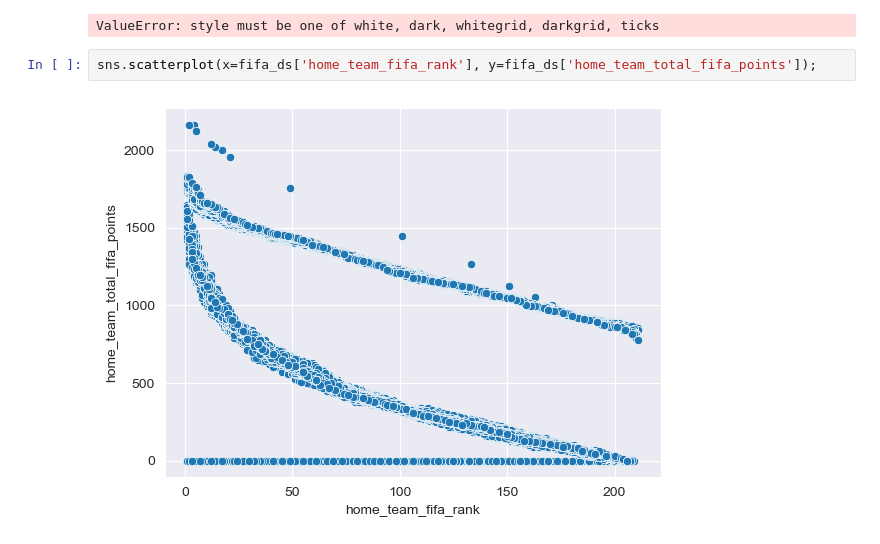
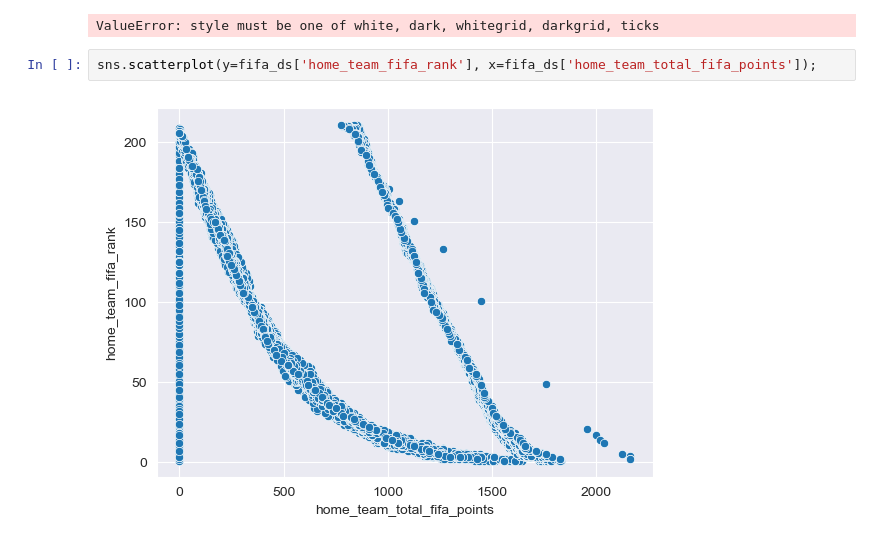
Before and after one commit to ZacharyHurt89/DataDivers_Group_Repo, a Jupyter notebook: Work_in_progress_GV/Fifa_worldcup.ipynb, the cells around one changed output. Cells and saved outputs as stored; diff of their text form.

Commit message:
Testing more scatterplots to better understand if goalkeeper score can be an indicator of winning team victories

```diff
--- a/Work_in_progress_GV/Fifa_worldcup.ipynb
+++ b/Work_in_progress_GV/Fifa_worldcup.ipynb
@@ -316,6 +316,6 @@ sns.scatterplot(a=fifa_ds['away_team_fifa_rank']);
 # %% [output]
 ValueError: style must be one of white, dark, whitegrid, darkgrid, ticks
 # %%
-sns.scatterplot(x=fifa_ds['home_team_fifa_rank'], y=fifa_ds['home_team_total_fifa_points']);
+sns.scatterplot(y=fifa_ds['home_team_fifa_rank'], x=fifa_ds['home_team_total_fifa_points']);
 # %% [output]
-[figure, old version]
+[figure, new version]
```
Also changed, not shown: parts of 2 cells of this notebook.
